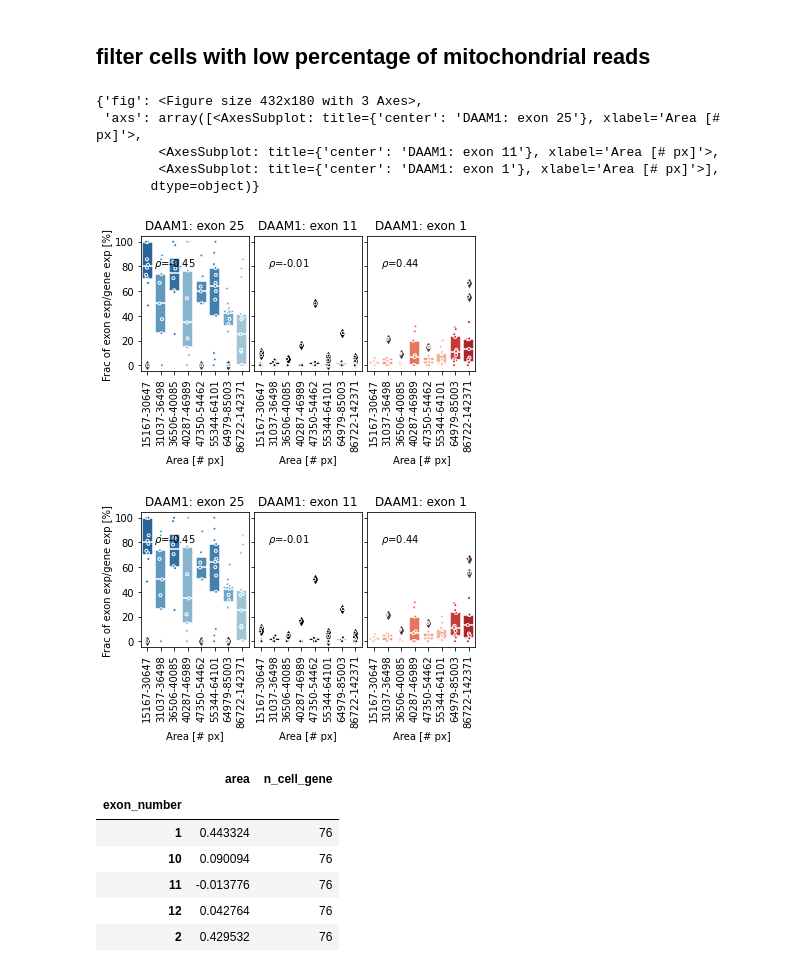
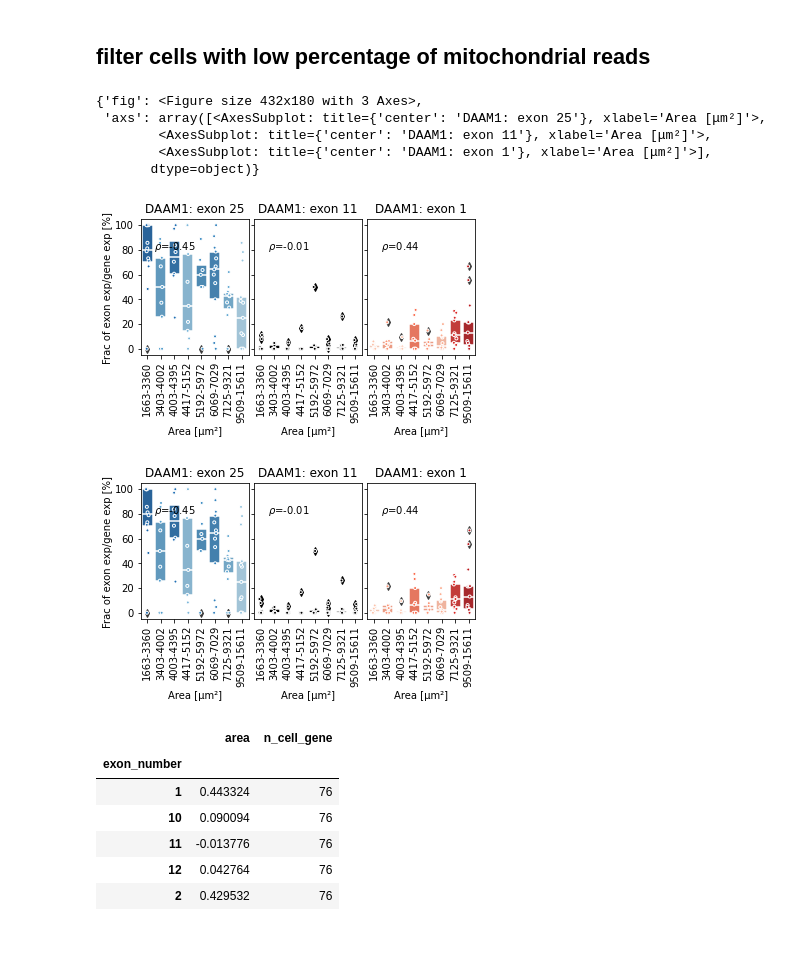
Before and after one commit to echosun77/echosun77-MCF7_hyperspectral_imaging_sequencing, a Jupyter notebook: figures/new_batches/figure3/feature_exon.ipynb, the cells around one changed output. Saved outputs shown, nothing was run; the diff lists cells and outputs as text; code cells hidden in the pictures; blank space fills up the shorter version.

```diff
--- a/figures/new_batches/figure3/feature_exon.ipynb
+++ b/figures/new_batches/figure3/feature_exon.ipynb
@@ -49,6 +49,8 @@ for i in df.index:
 for col in df.columns:
     adata.obs['{}_{}'.format(col[0], col[1])] = df.loc[adata.obs_names][col]
 
+adata.obs['area um2'] = adata.obs['area'] * 339.08276 ** 2 / 1024 ** 2
+
 save_figures = '/home/yike/phd/cancer_cells_img_seq/figures/correlate_features/exon/'
 # %% [output]
 load features
@@ -408,7 +410,7 @@ def plot_bin_exons(adata, number_fra, corr, gene, exon_ns, bin_n, cmaps, xlabel,
 
     name = gene
     bins = np.array_split(adata.obs[fea].sort_values().array, 8)
-    round_n = [0, 2]['.' in str(bins[0])]
+    round_n = [0, 0]['.' in str(bins[0])]
     xticklabels = [f'{f"%.{round_n}f" % (i.min())}-{f"%.{round_n}f" % (i.max())}' for i in bins]
 
     for i, (n, cmap) in enumerate(zip(exon_ns, cmaps)):
@@ -446,25 +448,25 @@ res = pd.read_csv(save_figures + 'corr_area_exon_usage_omit_na_exp10.tsv', sep='
 # %%
 import matplotlib as mpl
 
-fea = 'area'
+fea = 'area um2'
 gene = 'DAAM1'
 exon_ns = [25, 11, 1]
 bin_n = 8
 cmaps = ['Blues', 'Greys', 'Reds']
 path = save_figures
 
 plot_bin_exons(adata[live_cells, ], number_fra_live, res, gene, exon_ns,
-               bin_n, cmaps, 'Area [# px]', '.png', path=save_figures)
+               bin_n, cmaps, 'Area [μm\u00b2]', '.png', path=save_figures)
 plot_bin_exons(adata[live_cells, ], number_fra_live, res, gene, exon_ns,
-               bin_n, cmaps, 'Area [# px]', '.pdf', path=save_figures)
+               bin_n, cmaps, 'Area [μm\u00b2]', '.pdf', path=save_figures)
 # %% [output]
 {'fig': <Figure size 432x180 with 3 Axes>,
- 'axs': array([<AxesSubplot: title={'center': 'DAAM1: exon 25'}, xlabel='Area [# px]'>,
-        <AxesSubplot: title={'center': 'DAAM1: exon 11'}, xlabel='Area [# px]'>,
-        <AxesSubplot: title={'center': 'DAAM1: exon 1'}, xlabel='Area [# px]'>],
+ 'axs': array([<AxesSubplot: title={'center': 'DAAM1: exon 25'}, xlabel='Area [μm²]'>,
+        <AxesSubplot: title={'center': 'DAAM1: exon 11'}, xlabel='Area [μm²]'>,
+        <AxesSubplot: title={'center': 'DAAM1: exon 1'}, xlabel='Area [μm²]'>],
        dtype=object)}
-[figure, old version]
+[figure, new version]
-[figure, old version]
+[figure, new version]
 # %%
 exon_corr = res.set_index(['gene_name', 'exon_number'])
 exon_corr.loc['DAAM1']
```
Also changed, not shown: 8 other files.
